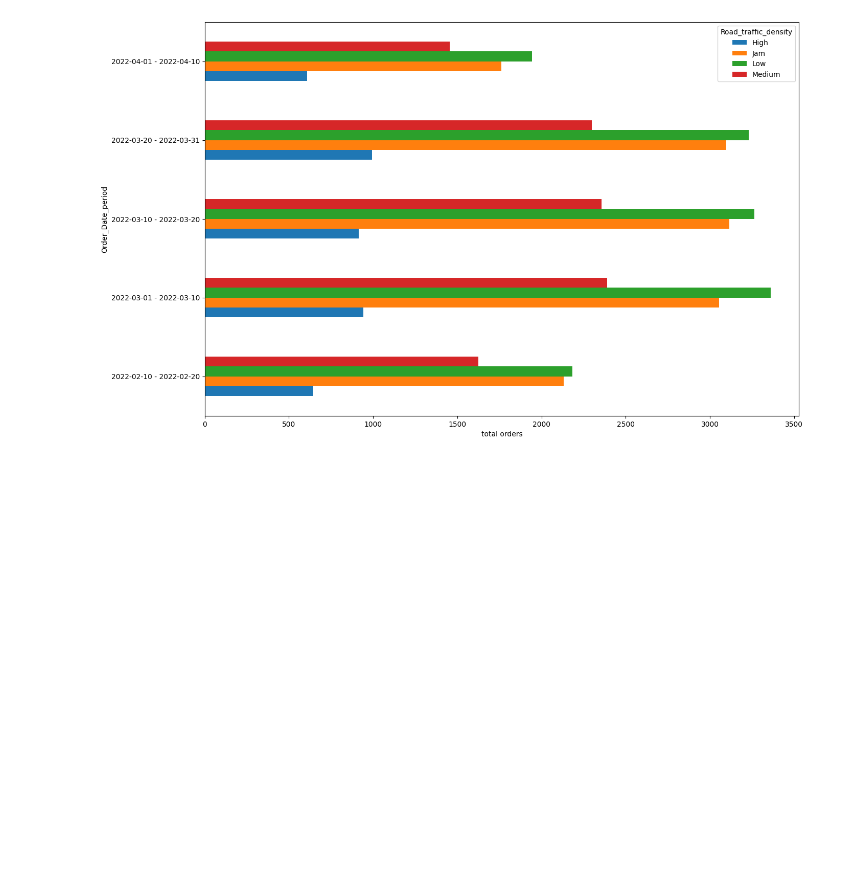
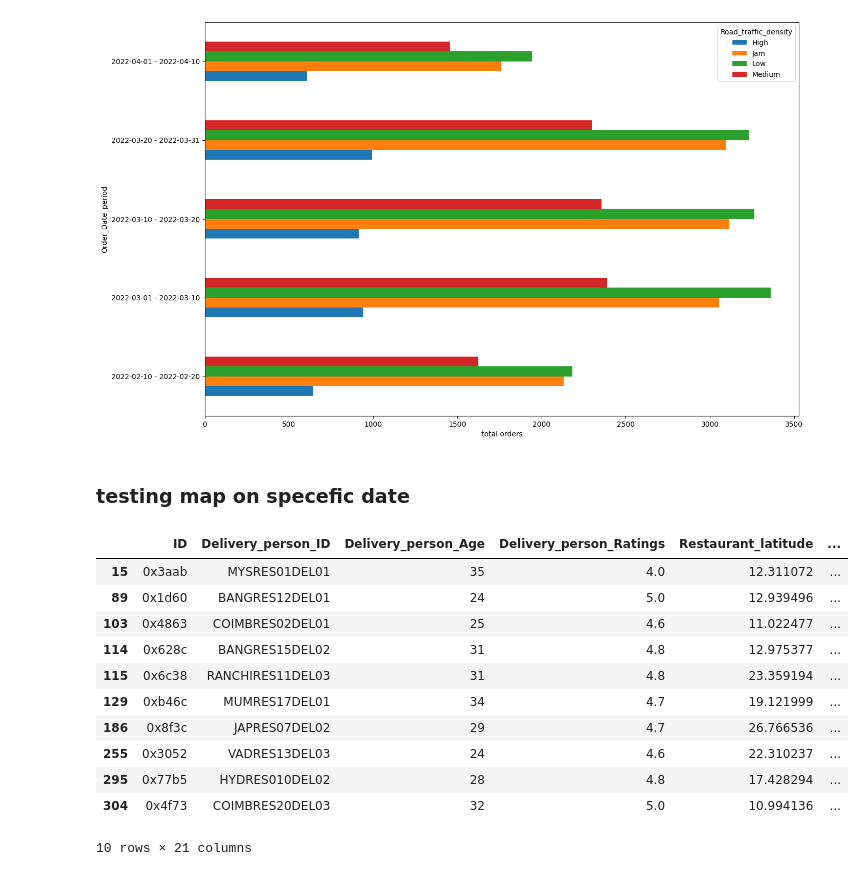
Before and after one commit to Esmaeil-Mashhadi/streamlit_dataVisualization, a Jupyter notebook: dataCleaning.ipynb, the cells around one changed output. Drawn from its saved outputs; the diff is of its cells as text; code cells hidden in the pictures; blank space fills up the shorter version.

```diff
--- a/dataCleaning.ipynb
+++ b/dataCleaning.ipynb
@@ -445,3 +445,22 @@ pivot_date_df.plot(kind='barh' , figsize=(15 ,10) , xlabel='total orders')
 # %% [output]
 <Axes: xlabel='total orders', ylabel='Order_Date_period'>
 [figure]
+# %% [markdown]
+### testing map on specefic date
+# %%
+sample_date_df = whole_dataSet[whole_dataSet['Order_Date'].dt.date == pd.to_datetime('2022, 3, 1').date()]
+sample_date_df= sample_date_df.iloc[0:10]
+sample_date_df
+# %% [output]
+|  | ID | Delivery_person_ID | Delivery_person_Age | Delivery_person_Ratings | Restaurant_latitude | ... |
+| 15 | 0x3aab | MYSRES01DEL01 | 35 | 4.0 | 12.311072 | ... |
+| 89 | 0x1d60 | BANGRES12DEL01 | 24 | 5.0 | 12.939496 | ... |
+| 103 | 0x4863 | COIMBRES02DEL01 | 25 | 4.6 | 11.022477 | ... |
+| 114 | 0x628c | BANGRES15DEL02 | 31 | 4.8 | 12.975377 | ... |
+| 115 | 0x6c38 | RANCHIRES11DEL03 | 31 | 4.8 | 23.359194 | ... |
+| 129 | 0xb46c | MUMRES17DEL01 | 34 | 4.7 | 19.121999 | ... |
+| 186 | 0x8f3c | JAPRES07DEL02 | 29 | 4.7 | 26.766536 | ... |
+| 255 | 0x3052 | VADRES13DEL03 | 24 | 4.6 | 22.310237 | ... |
+| 295 | 0x77b5 | HYDRES010DEL02 | 28 | 4.8 | 17.428294 | ... |
+| 304 | 0x4f73 | COIMBRES20DEL03 | 32 | 5.0 | 10.994136 | ... |
+10 rows × 21 columns
```
Also changed, not shown: parts of 3 cells of this notebook, 4 other files.
